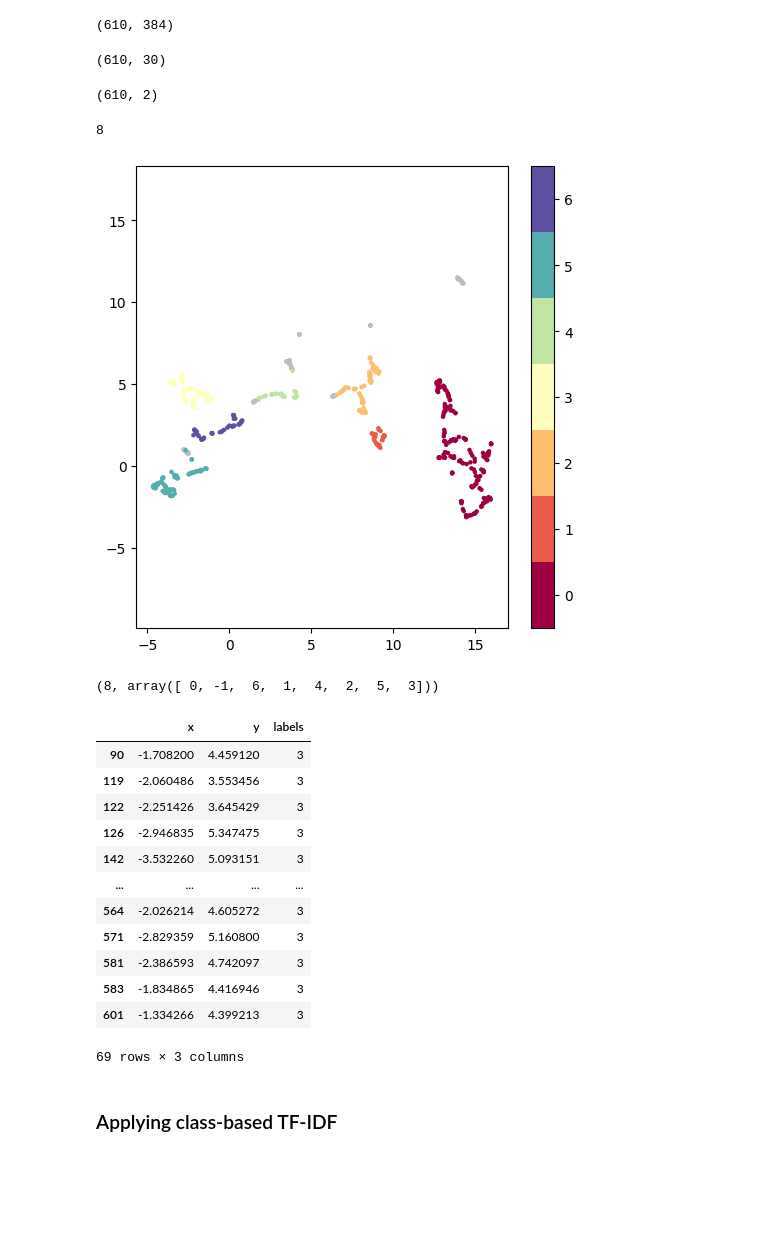
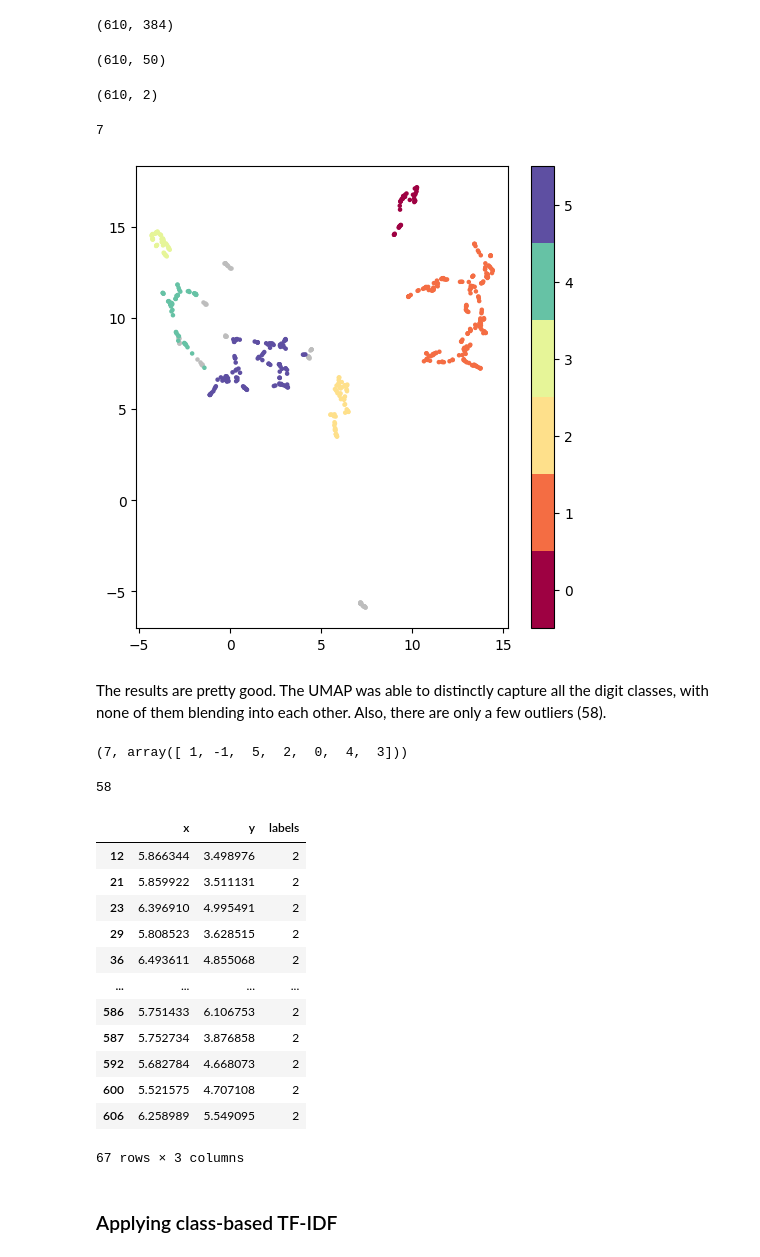
Before and after one commit to booktrackerGirl/Data-wrangling-and-analysis, a Jupyter notebook: Google Scholar Search/google_scholar_search_analysis.ipynb, the cells around one changed output. Cells and saved outputs as stored; diff of their text form; code cells hidden in the pictures; blank space fills up the shorter version.

```diff
--- a/Google Scholar Search/google_scholar_search_analysis.ipynb
+++ b/Google Scholar Search/google_scholar_search_analysis.ipynb
@@ -1109,10 +1109,10 @@ sentence_embeddings.shape
 # %% [output]
 (610, 384)
 # %%
-umap_data_1 = umap.UMAP(n_neighbors=200, n_components=30, min_dist=0.2, metric='cosine').fit_transform(sentence_embeddings)
+umap_data_1 = umap.UMAP(n_neighbors=100, n_components=50, min_dist=0.2, metric='cosine').fit_transform(sentence_embeddings)
 umap_data_1.shape
 # %% [output]
-(610, 30)
+(610, 50)
 # %%
 umap_data_plot = umap.UMAP(n_neighbors=5, n_components=2, min_dist=0.0, metric='cosine').fit_transform(umap_data_1)
 umap_data_plot.shape
@@ -1130,38 +1130,45 @@ result['labels'] = cluster.labels_
 
 len(result.labels.unique())
 # %% [output]
-8
+7
 # %%
 # Visualize clusters
 fig, ax = plt.subplots(figsize=(6, 6))
 outliers = result.loc[result.labels == -1, :]
 clustered = result.loc[result.labels != -1, :]
 plt.scatter(outliers.x, outliers.y, color='#BDBDBD', s=5)
 plt.scatter(clustered.x, clustered.y, c=clustered.labels, cmap='Spectral', s=5)
 plt.gca().set_aspect('equal', 'datalim')
-plt.colorbar(boundaries=np.arange(8)-0.5).set_ticks(np.arange(7))
+plt.colorbar(boundaries=np.arange(7)-0.5).set_ticks(np.arange(6))
 # %% [output]
-[figure, old version]
+[figure, new version]
+# %% [markdown]
+The results are pretty good. The UMAP was able to distinctly capture all the digit classes, with none of them blending into each other. Also, there are only a few outliers (58).
 # %%
 len(result.labels.unique()), result.labels.unique()
 # %% [output]
-(8, array([ 0, -1,  6,  1,  4,  2,  5,  3]))
+(7, array([ 1, -1,  5,  2,  0,  4,  3]))
+# %%
+# See the outliers
+len(result[result.labels==-1])
+# %% [output]
+58
 # %%
-result[result.labels==3]
+result[result.labels==2] # check with another label
 # %% [output]
 |  | x | y | labels |
-| 90 | -1.708200 | 4.459120 | 3 |
-| 119 | -2.060486 | 3.553456 | 3 |
-| 122 | -2.251426 | 3.645429 | 3 |
-| 126 | -2.946835 | 5.347475 | 3 |
-| 142 | -3.532260 | 5.093151 | 3 |
+| 12 | 5.866344 | 3.498976 | 2 |
+| 21 | 5.859922 | 3.511131 | 2 |
+| 23 | 6.396910 | 4.995491 | 2 |
+| 29 | 5.808523 | 3.628515 | 2 |
+| 36 | 6.493611 | 4.855068 | 2 |
 | ... | ... | ... | ... |
-| 564 | -2.026214 | 4.605272 | 3 |
-| 571 | -2.829359 | 5.160800 | 3 |
-| 581 | -2.386593 | 4.742097 | 3 |
-| 583 | -1.834865 | 4.416946 | 3 |
-| 601 | -1.334266 | 4.399213 | 3 |
+| 586 | 5.751433 | 6.106753 | 2 |
+| 587 | 5.752734 | 3.876858 | 2 |
+| 592 | 5.682784 | 4.668073 | 2 |
+| 600 | 5.521575 | 4.707108 | 2 |
+| 606 | 6.258989 | 5.549095 | 2 |
-69 rows × 3 columns
+67 rows × 3 columns
 # %% [markdown]
 ### Applying class-based TF-IDF
 # %%
```
Also changed, not shown: parts of 5 cells of this notebook, 1 other file.
